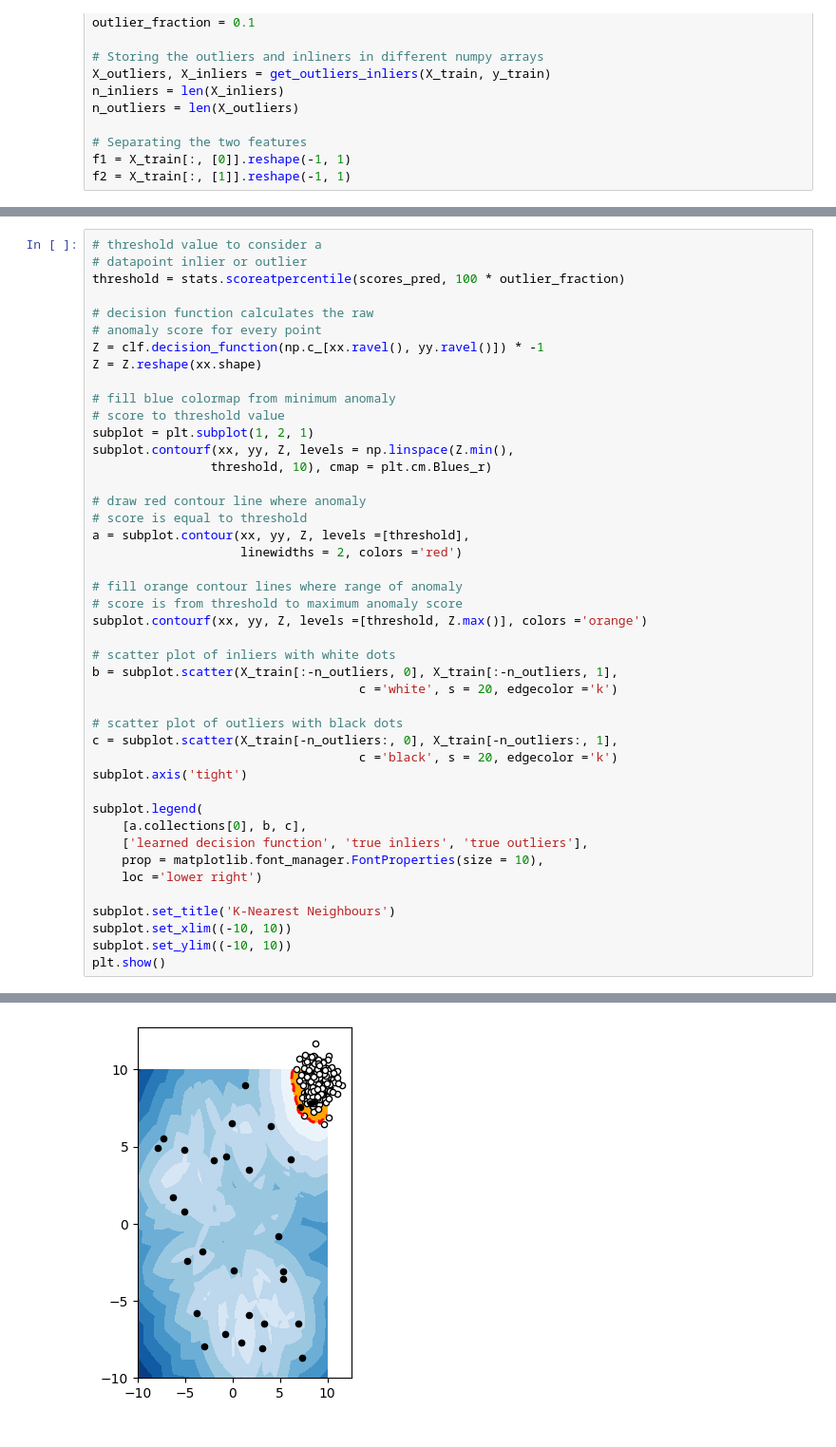
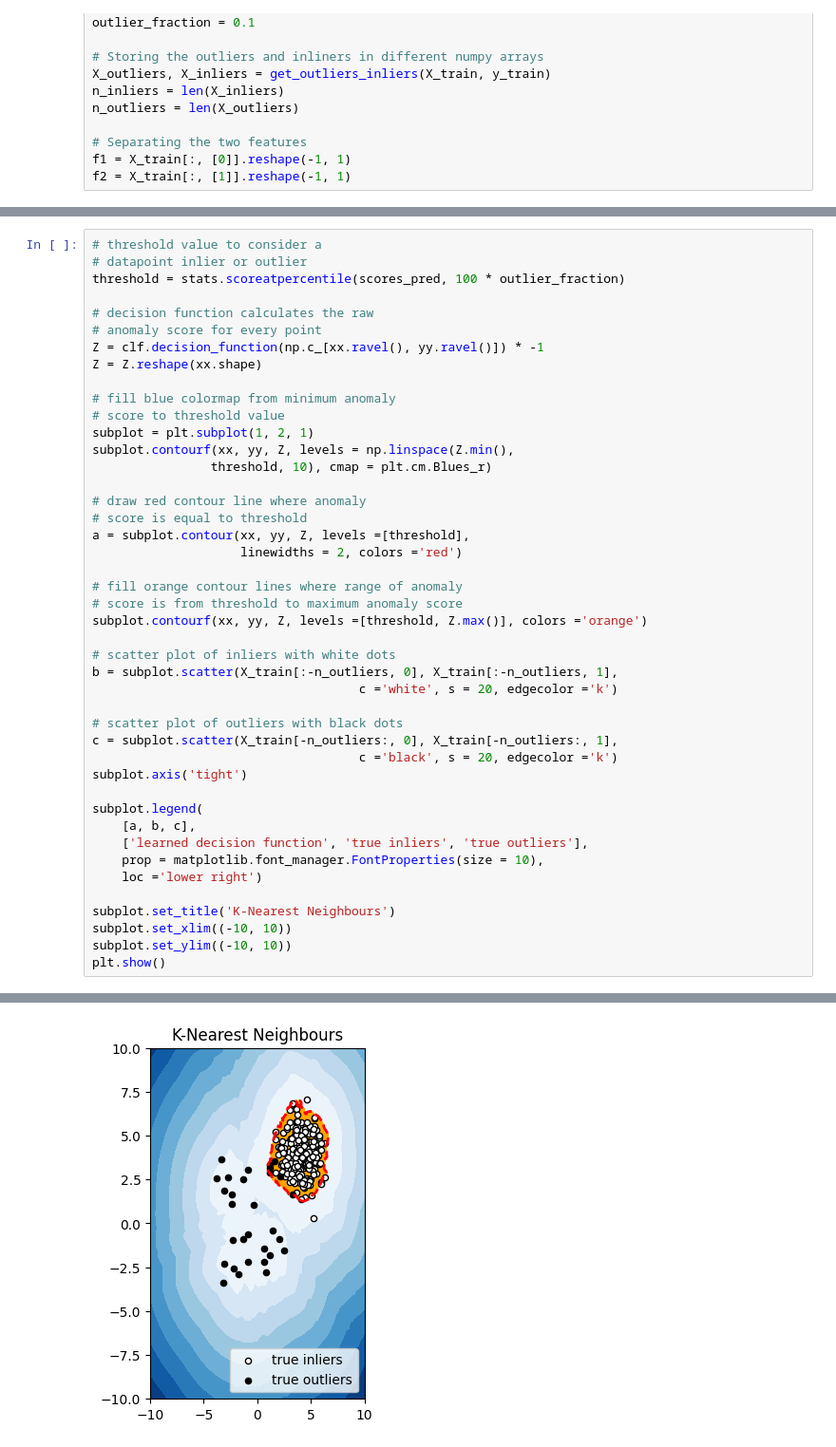
Before and after one commit to Sarvin02/ML-Projects, a Jupyter notebook: anamolyDetection.ipynb, the cells around one changed output, grey strips where cells are left out. Shown at 95% size. Saved outputs shown, nothing was run; the diff lists cells and outputs as text.

```diff
--- a/anamolyDetection.ipynb
+++ b/anamolyDetection.ipynb
@@ -84,7 +84,7 @@ c = subplot.scatter(X_train[-n_outliers:, 0], X_train[-n_outliers:, 1],
 subplot.axis('tight')
 
 subplot.legend(
-	[a.collections[0], b, c],
+	[a, b, c],
 	['learned decision function', 'true inliers', 'true outliers'],
 	prop = matplotlib.font_manager.FontProperties(size = 10),
 	loc ='lower right')
@@ -98 +100 @@ AttributeError: 'QuadContourSet' object has no attribute 'collections'
-[figure, old version]
+[figure, new version]
```
Also changed, not shown: parts of 3 cells of this notebook.
